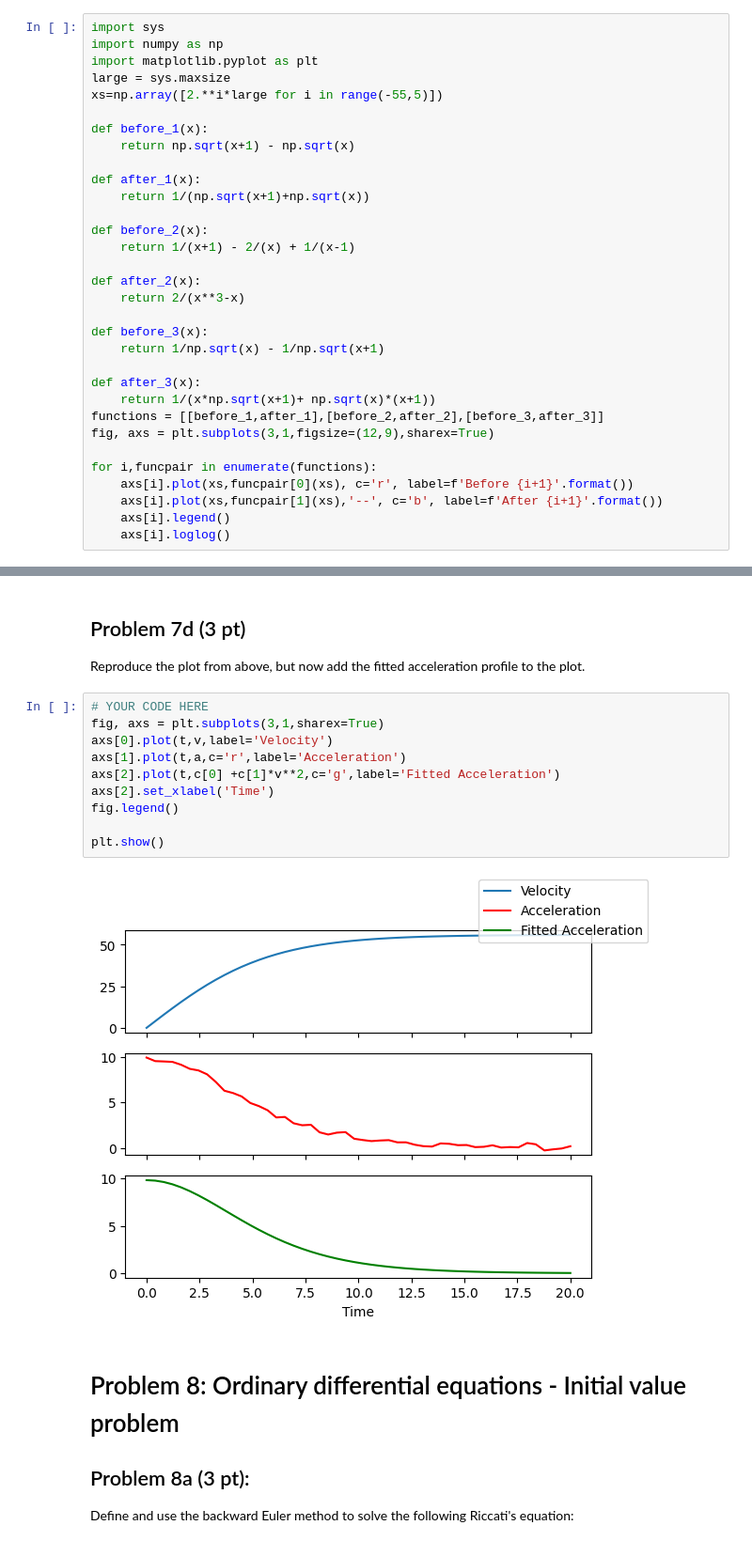
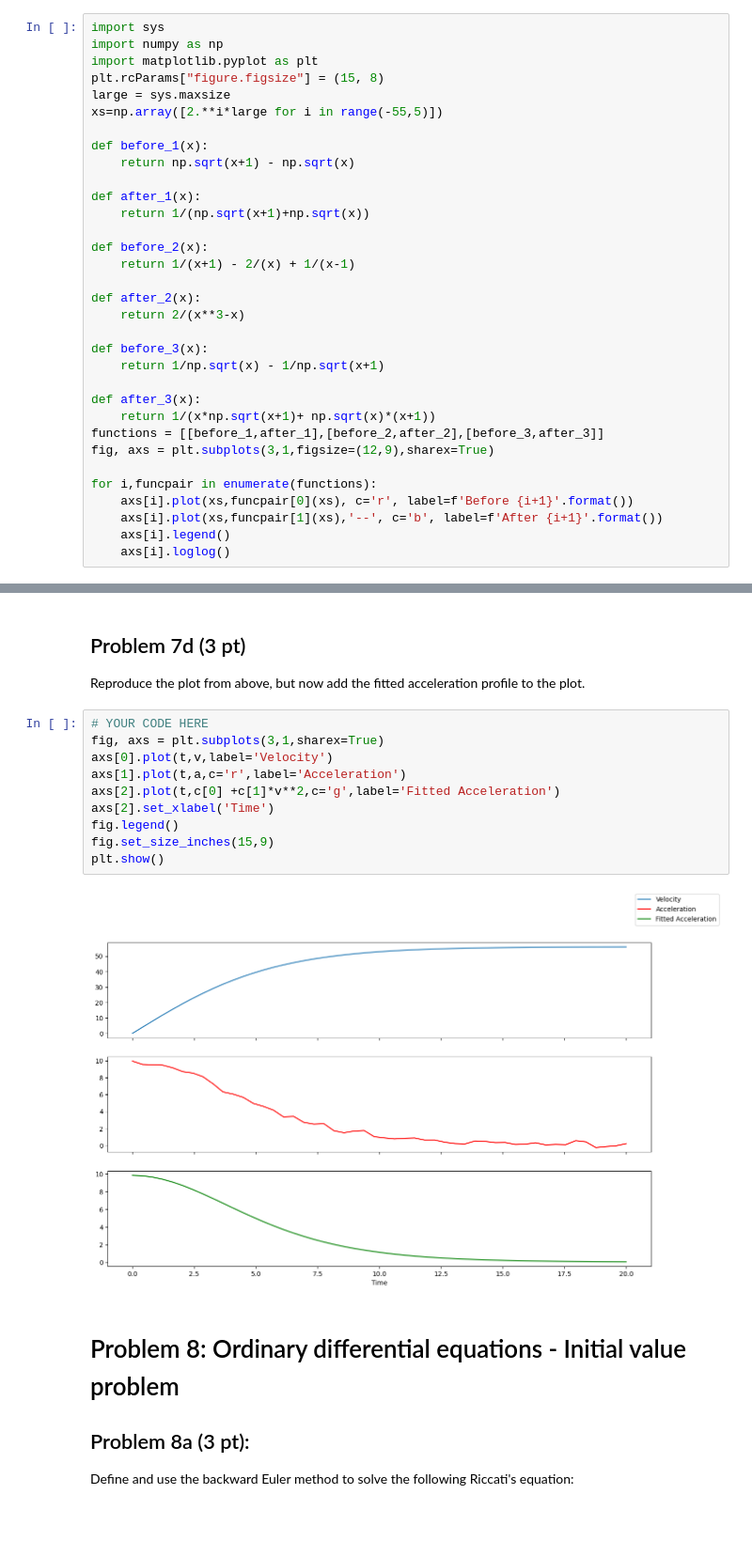
Before and after one commit to ufotermiten/Final_LP4, a Jupyter notebook: LP4_final_Group045.ipynb, the cells around one changed output, grey strips where cells are left out. Shown: that part at 94% size. Saved outputs shown, nothing was run; the diff lists cells and outputs as text; blank space fills up the shorter version.

```diff
--- a/LP4_final_Group045.ipynb
+++ b/LP4_final_Group045.ipynb
@@ -28,6 +28,7 @@ Rewrite the following expressions in order to evaluate them for large values of
 import sys
 import numpy as np
 import matplotlib.pyplot as plt
+plt.rcParams["figure.figsize"] = (15, 8)
 large = sys.maxsize
 xs=np.array([2.**i*large for i in range(-55,5)])
 
@@ -534,15 +535,15 @@ Reproduce the plot from above, but now add the fitted acceleration profile to th
 # %%
 # YOUR CODE HERE
 fig, axs = plt.subplots(3,1,sharex=True)
 axs[0].plot(t,v,label='Velocity')
 axs[1].plot(t,a,c='r',label='Acceleration')
 axs[2].plot(t,c[0] +c[1]*v**2,c='g',label='Fitted Acceleration')
 axs[2].set_xlabel('Time')
 fig.legend()
-
+fig.set_size_inches(15,9)
 plt.show()
 # %% [output]
-[figure, old version]
+[figure, new version]
 # %% [markdown]
 # Problem 8: Ordinary differential equations - Initial value problem
 
```
Also changed, not shown: parts of 7 cells of this notebook.
